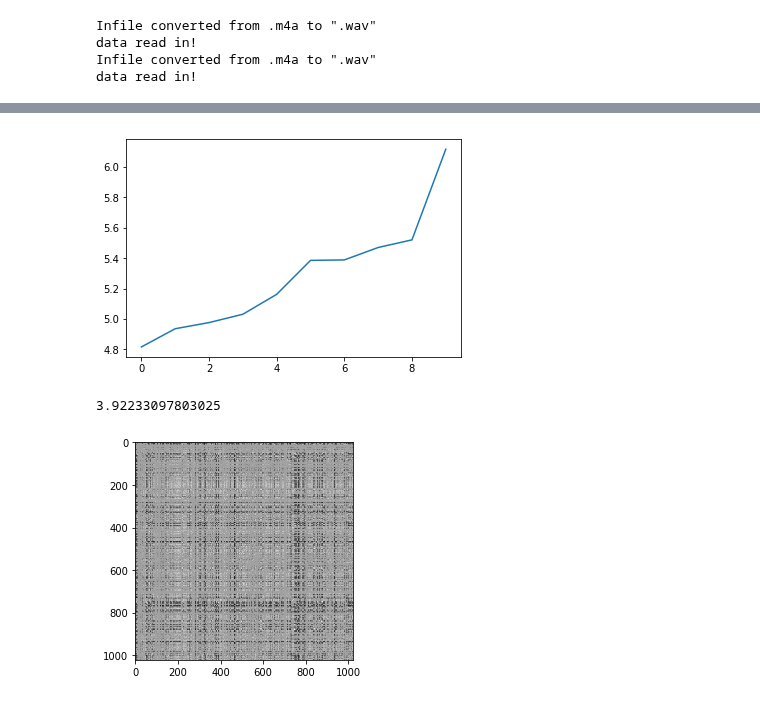
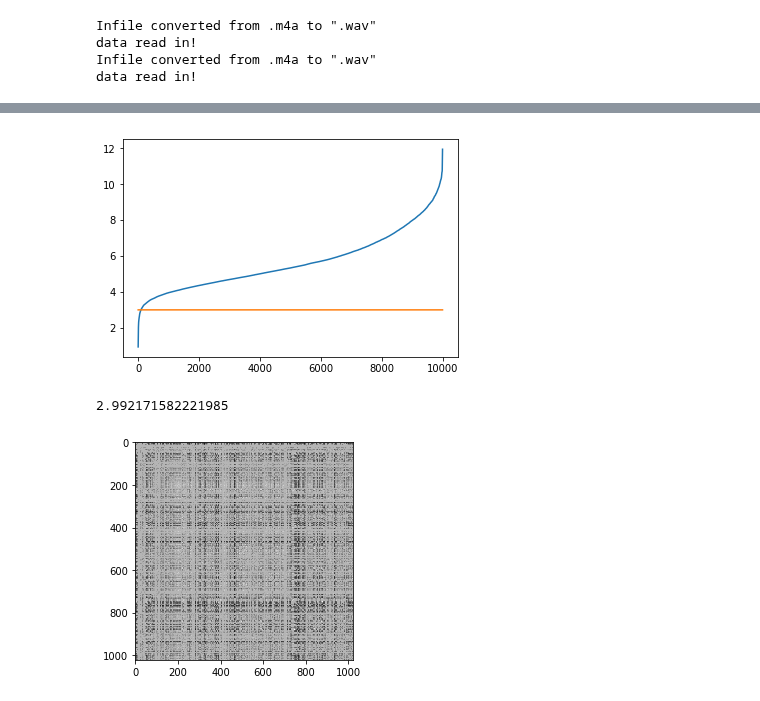
Before and after one commit to dkohlsdorf/wdp-ds, a Jupyter notebook: scripts/AgglomerativeClusteringDTW.ipynb, the cells around one changed output, grey strips where cells are left out. Cells and saved outputs as stored; diff of their text form; code cells hidden in the pictures.

```diff
--- a/scripts/AgglomerativeClusteringDTW.ipynb
+++ b/scripts/AgglomerativeClusteringDTW.ipynb
@@ -146,3 +146,11 @@ data read in!
 # %%
 import pickle
 pickle.dump( latent, open( "data.p", "wb" ) )
+# %%
+import pickle
+import matplotlib.pyplot as plt
+
+latent = pickle.load( open( "data.p", "rb" ) )
+x = [len(l[0]) for l in latent]
+plt.hist(x, bins=100)
+plt.show()
@@ -215,33 +204,38 @@ pickle.dump(distances, open( "distances.p", "wb" ) )
 # %%
+import numpy as np
 import pickle
 import matplotlib.pyplot as plt
+import random
 
-latent = pickle.load( open( "data.p", "rb" ) )
+latent    = pickle.load( open( "data.p", "rb" ) )
 distances = pickle.load( open( "distances.p", "rb" ) )
 
 for i in range(len(distances)):
     for j in range(len(distances)):
         if not np.isinf(distances[i][j]):
             distances[i][j] /= len(latent[i][0]) + len(latent[j][0])
 
 f = [f for f in distances.flatten() if not np.isinf(f)]
-plt.plot(sorted(f[0:10]))
+random.shuffle(f)
+th = np.percentile(f, 1)
+
+plt.plot(sorted(f[0:10000]))
+plt.plot(np.ones(10000) * th)
 plt.show()
-th = np.percentile(f, 10)
 print(th)
 
 for i in range(len(distances)):
     for j in range(len(distances)):
         if np.isinf(distances[i][j]):
             distances[i][j] = distances[j][i]
         if np.isinf(distances[i][j]):
             distances[i][j] = th + 1
 
 plt.imshow(np.mean(distances) - distances, cmap='gray')
 plt.show()
 # %% [output]
-[figure, old version]
+[figure, new version]
-3.92233097803025
+2.992171582221985
 [figure]
 # %%
 pickle.dump(distances, open( "distances_normal.p", "wb" ) )
```
Also changed, not shown: parts of 5 cells of this notebook.
